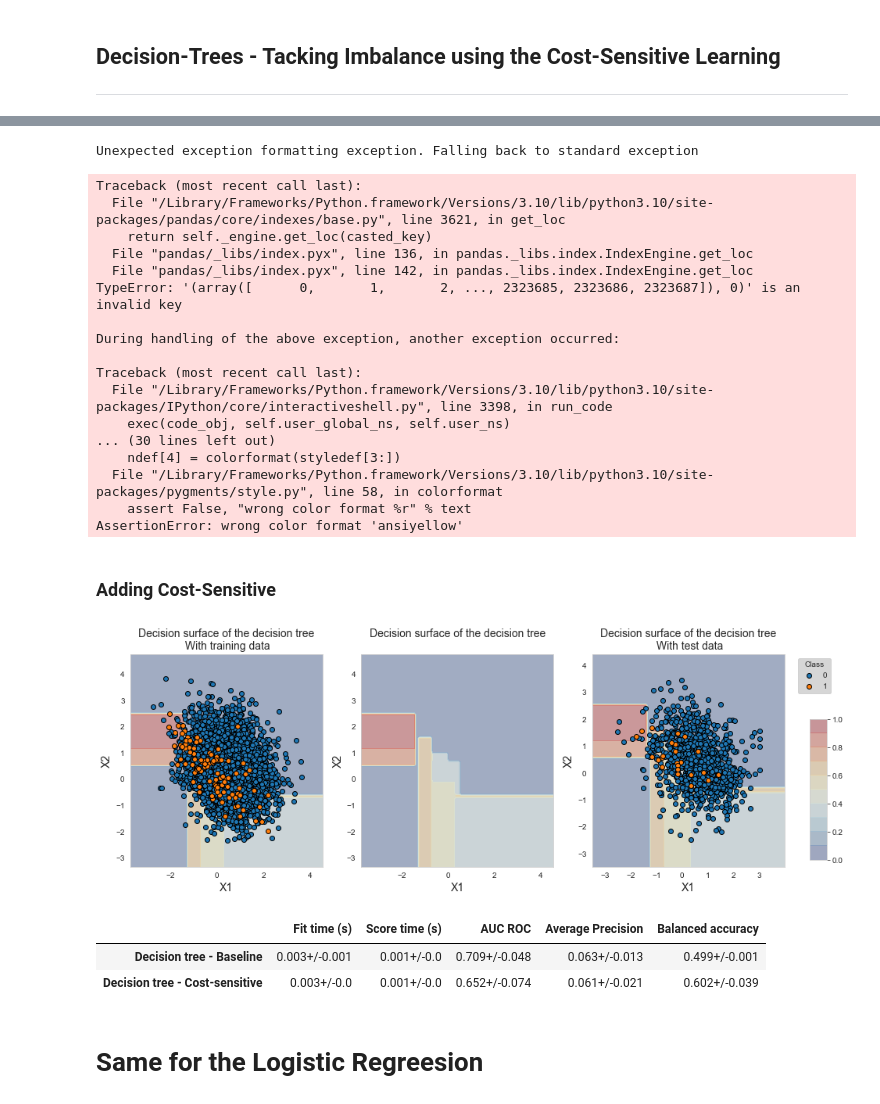
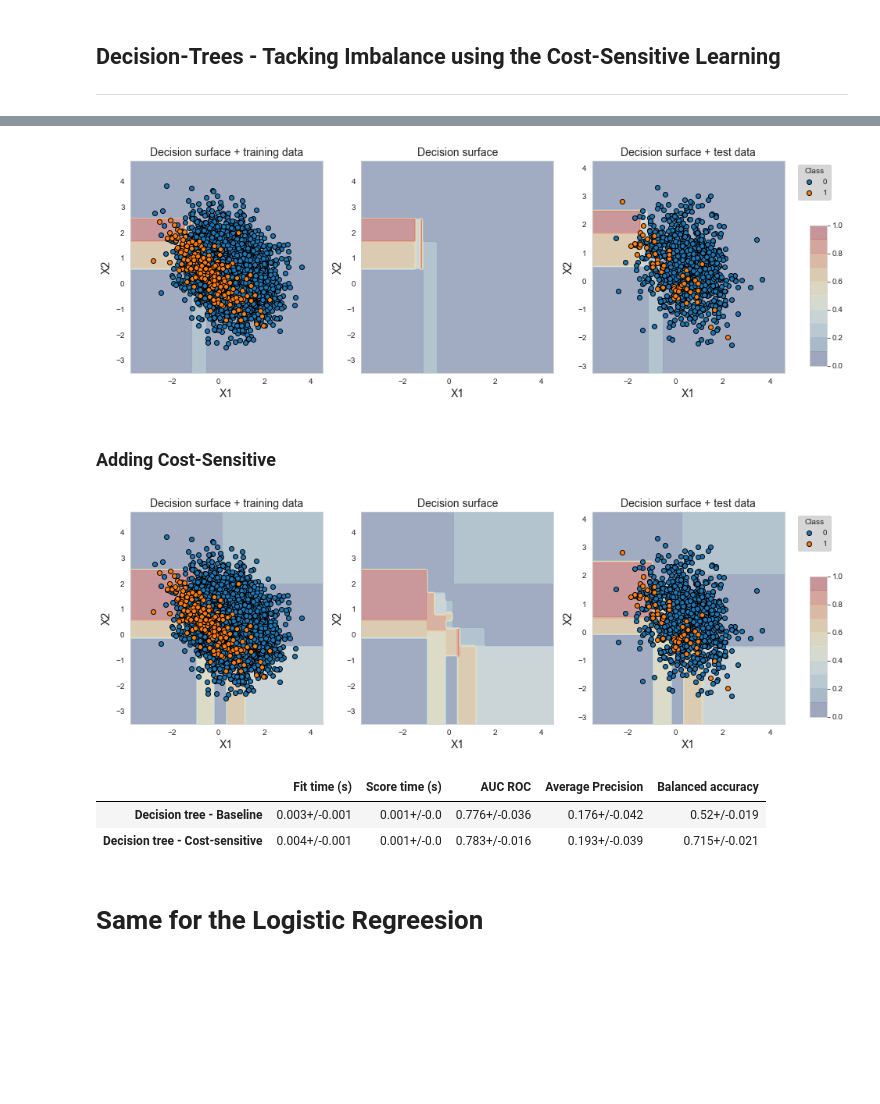
Before and after one commit to evan-dayy/Fraud-Detection-Algorithm, a Jupyter notebook: Imbalance Class-M2.ipynb, the cells around one changed output, grey strips where cells are left out. Saved outputs shown, nothing was run; the diff lists cells and outputs as text; code cells hidden in the pictures; blank space fills up the shorter version.

```diff
--- a/Imbalance Class-M2.ipynb
+++ b/Imbalance Class-M2.ipynb
@@ -3,14 +19,10 @@
 # %% [markdown]
 ### For Visualization, 2-D PCA transfer the data
 # %%
-# Load data from the 2018-06-11 to the 2018-09-14
-
-DIR_INPUT = './simulated-data-transformed'
-BEGIN_DATE = "2022-01-15"
+INPUT = './simulated-data-transformed'
+Output = "2022-01-15"
 END_DATE = "2022-04-20"
-print("Load  files")
-transactions_df = read_from_files(DIR_INPUT, BEGIN_DATE, END_DATE)
-print("{0} transactions loaded, containing {1} fraudulent transactions".format(len(transactions_df),transactions_df.Trans_FRAUD.sum()))
+transactions_df = read_from_files(INPUT, Output, END_DATE)
 output_feature = "Trans_FRAUD"
 input_features = ['Trans_AMOUNT','Trans_DURING_WEEKEND', 'Trans_DURING_NIGHT', 'CUSTOMER_ID_NB_Trans_1DAY_WINDOW',
        'CUSTOMER_ID_AVG_AMOUNT_1DAY_WINDOW', 'CUSTOMER_ID_NB_Trans_7DAY_WINDOW',
@@ -32,7 +40,8 @@ y = transactions_df.loc[:,['Trans_FRAUD']].values
 x = StandardScaler().fit_transform(x)
 # %%
-from sklearn.decomposition import PCA
 pca = PCA(n_components=2)
-principalComponents = pca.fit_transform(x)
-principalDf = pd.DataFrame(data = principalComponents
+pca = pca.fit_transform(x)
+pcadf = pd.DataFrame(data = pca
              , columns = ['principal component 1', 'principal component 2'])
+finalDf = pd.concat([pcadf, transactions_df[['Trans_FRAUD']]], axis = 1)
+dataset_df = finalDf.rename(columns={"principal component 1" : "X1", "principal component 2" : "X2", "Trans_FRAUD": "Y"})
@@ -164,31 +148,8 @@ fig_decision_boundary.colorbar(sm, cax=cax, alpha=0.3, boundaries=np.linspace(0,
 # %%
-classifier = sklearn.tree.DecisionTreeClassifier(max_depth=5,class_weight={0:1,1:1},random_state=0)
-
-
-(results_df_dt_baseline, classifier_0, train_df, test_df) = kfold_cv_with_classifier(classifier,
-                                                                                     X, y,
-                                                                                     n_splits=5,
-                                                                                     strategy_name="Decision tree - Baseline")
-
-fig_decision_boundary = plot_decision_boundary(classifier_0, train_df, test_df)
+cls = sklearn.tree.DecisionTreeClassifier(max_depth=5,class_weight={0:1,1:1},random_state=0)
+(res_dt_base, cls_tar, train_df, test_df) = cs_classifer(cls, X, y, n_splits=5, name="Decision tree - Baseline")
+fig_decision_boundary = boundary(cls_tar, train_df, test_df)
 # %% [output]
-Unexpected exception formatting exception. Falling back to standard exception
-Traceback (most recent call last):
-  File "/Library/Frameworks/Python.framework/Versions/3.10/lib/python3.10/site-packages/pandas/core/indexes/base.py", line 3621, in get_loc
-    return self._engine.get_loc(casted_key)
-  File "pandas/_libs/index.pyx", line 136, in pandas._libs.index.IndexEngine.get_loc
-  File "pandas/_libs/index.pyx", line 142, in pandas._libs.index.IndexEngine.get_loc
-TypeError: '(array([      0,       1,       2, ..., 2323685, 2323686, 2323687]), 0)' is an invalid key
-
-During handling of the above exception, another exception occurred:
-
-Traceback (most recent call last):
-  File "/Library/Frameworks/Python.framework/Versions/3.10/lib/python3.10/site-packages/IPython/core/interactiveshell.py", line 3398, in run_code
-    exec(code_obj, self.user_global_ns, self.user_ns)
-... (30 lines left out)
-    ndef[4] = colorformat(styledef[3:])
-  File "/Library/Frameworks/Python.framework/Versions/3.10/lib/python3.10/site-packages/pygments/style.py", line 58, in colorformat
-    assert False, "wrong color format %r" % text
-AssertionError: wrong color format 'ansiyellow'
+[figure, added]
 # %% [markdown]
 ### Adding Cost-Sensitive
@@ -198,21 +156,17 @@ class_weight={0:IR,1:1}
 # %%
-classifier = sklearn.tree.DecisionTreeClassifier(max_depth=5,class_weight=class_weight,random_state=0)
-
-(results_df_dt_cost_sensitive, classifier_0, train_df, test_df) = kfold_cv_with_classifier(classifier,
-                                                                         X, y,
-                                                                         n_splits=5,
-                                                                         strategy_name="Decision tree - Cost-sensitive")
-
-fig_decision_boundary = plot_decision_boundary(classifier_0, train_df, test_df)
+IR=0.05/0.95
+class_weight={0:IR,1:1}
+cls = sklearn.tree.DecisionTreeClassifier(max_depth=5,class_weight=class_weight,random_state=0)
+(res_dt_cs, cls_tar, train_df, test_df) = cs_classifer(cls, X, y, n_splits=5, name="Decision tree - Cost-sensitive")
+fig_decision_boundary = boundary(cls_tar, train_df, test_df)
 # %% [output]
-[figure, old version]
+[figure, new version]
 # %%
-pd.concat([results_df_dt_baseline,
-           results_df_dt_cost_sensitive])
+pd.concat([res_dt_base, res_dt_cs])
 # %% [output]
 |  | Fit time (s) | Score time (s) | AUC ROC | Average Precision | Balanced accuracy |
-| Decision tree - Baseline | 0.003+/-0.001 | 0.001+/-0.0 | 0.709+/-0.048 | 0.063+/-0.013 | 0.499+/-0.001 |
-| Decision tree - Cost-sensitive | 0.003+/-0.0 | 0.001+/-0.0 | 0.652+/-0.074 | 0.061+/-0.021 | 0.602+/-0.039 |
+| Decision tree - Baseline | 0.003+/-0.001 | 0.001+/-0.0 | 0.776+/-0.036 | 0.176+/-0.042 | 0.52+/-0.019 |
+| Decision tree - Cost-sensitive | 0.004+/-0.001 | 0.001+/-0.0 | 0.783+/-0.016 | 0.193+/-0.039 | 0.715+/-0.021 |
 # %% [markdown]
 # Same for the Logistic Regreesion
 # %%
```
Also changed, not shown: parts of 23 cells of this notebook, 4 other files.
